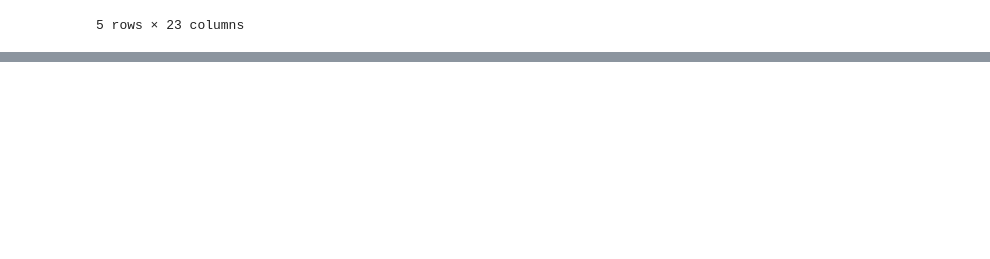
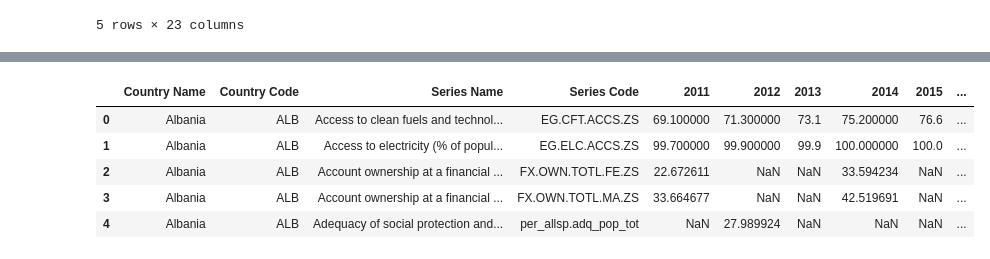
Before and after one commit to berkay-eren/setu-datamining-assignment2, a Jupyter notebook: BerkayEren-20115725-CA2.ipynb, the cells around one changed output, grey strips where cells are left out. Saved outputs shown, nothing was run; the diff lists cells and outputs as text; code cells hidden in the pictures; blank space fills up the shorter version.

```diff
--- a/BerkayEren-20115725-CA2.ipynb
+++ b/BerkayEren-20115725-CA2.ipynb
@@ -168,0 +186,37 @@ Overall, Pass 1 shows that the main preparation work will focus on cleaning and
+# %%
+# working copy
+wb_clean = wb.copy()
+
+# replace ".." with NaN
+wb_clean = wb_clean.replace("..", np.nan)
+
+# strip extra spaces from text columns
+text_cols = ["Country Name", "Country Code", "Series Name", "Series Code"]
+for col in text_cols:
+    wb_clean[col] = wb_clean[col].astype(str).str.strip()
+
+# remove rows with missing country or missing indicator code
+wb_clean = wb_clean.dropna(subset=["Country Name", "Series Code"])
+
+# remove duplicate rows if they exist
+wb_clean = wb_clean.drop_duplicates()
+
+# clean year column names by removing "[YRxxxx]" labels
+wb_clean.columns = wb_clean.columns.str.replace(r"\s+\[YR\d+\]", "", regex=True)
+
+# identify year columns
+year_cols = [col for col in wb_clean.columns if col.isdigit()]
+
+# convert year columns to numeric safely
+for col in year_cols:
+    wb_clean[col] = pd.to_numeric(wb_clean[col], errors="coerce")
+
+# preview after cleaning
+wb_clean.head()
+# %% [output]
+|  | Country Name | Country Code | Series Name | Series Code | 2011 | 2012 | 2013 | 2014 | 2015 | ... |
+| 0 | Albania | ALB | Access to clean fuels and technol... | EG.CFT.ACCS.ZS | 69.100000 | 71.300000 | 73.1 | 75.200000 | 76.6 | ... |
+| 1 | Albania | ALB | Access to electricity (% of popul... | EG.ELC.ACCS.ZS | 99.700000 | 99.900000 | 99.9 | 100.000000 | 100.0 | ... |
+| 2 | Albania | ALB | Account ownership at a financial ... | FX.OWN.TOTL.FE.ZS | 22.672611 | NaN | NaN | 33.594234 | NaN | ... |
+| 3 | Albania | ALB | Account ownership at a financial ... | FX.OWN.TOTL.MA.ZS | 33.664677 | NaN | NaN | 42.519691 | NaN | ... |
+| 4 | Albania | ALB | Adequacy of social protection and... | per_allsp.adq_pop_tot | NaN | 27.989924 | NaN | NaN | NaN | ... |
```
Also changed, not shown: parts of 4 cells of this notebook.
